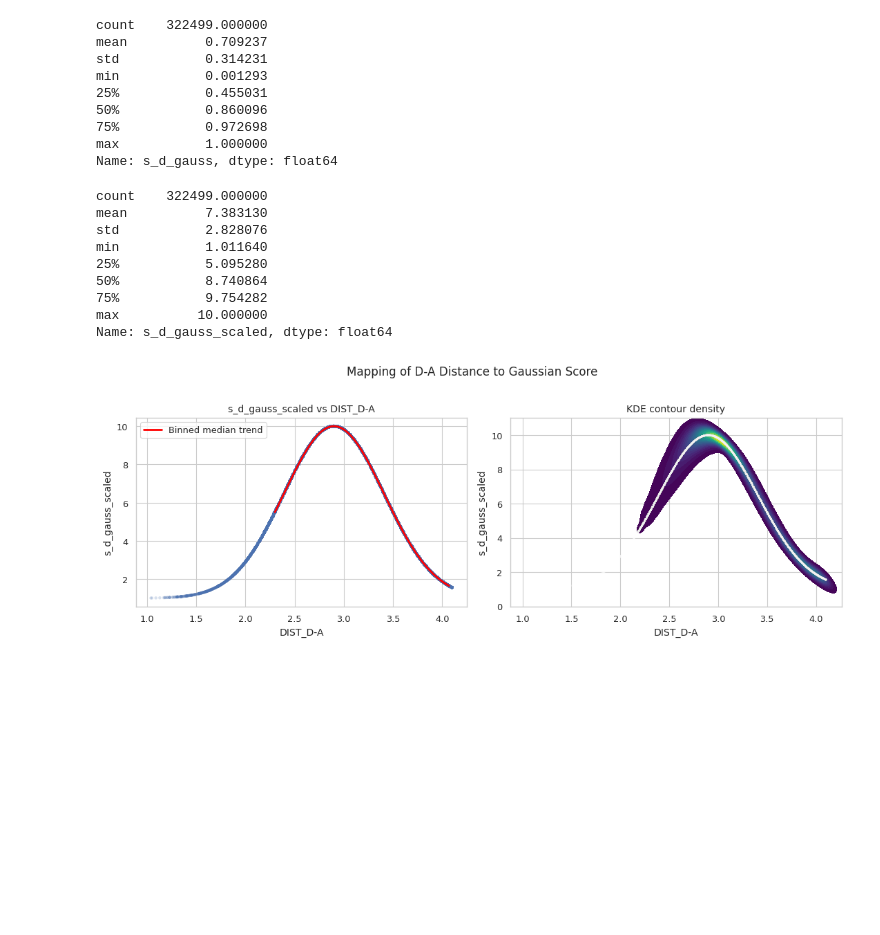
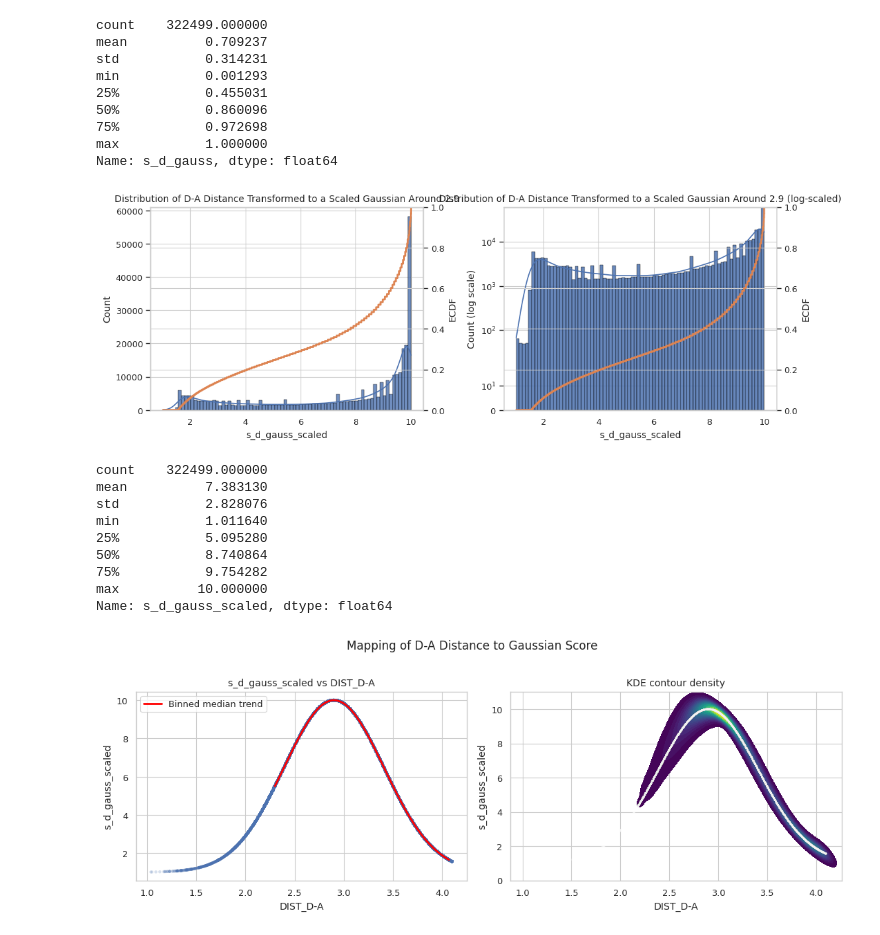
Before and after one commit to fatemeh-moghaddam/kinodata-3D-affinity-prediction, a Jupyter notebook: prob/interactions/interaction_scores.ipynb, the cells around one changed output. Saved outputs shown, nothing was run; the diff lists cells and outputs as text; code cells hidden in the pictures; blank space fills up the shorter version.

```diff
--- a/prob/interactions/interaction_scores.ipynb
+++ b/prob/interactions/interaction_scores.ipynb
@@ -407,8 +274,11 @@ max           1.000000
 Name: s_d_gauss, dtype: float64
 # %%
 hydrogen_bonds_df["s_d_gauss_scaled"] = score_min + (score_max - score_min) * hydrogen_bonds_df["s_d_gauss"]
+plot_dist_with_log(hydrogen_bonds_df, col = "s_d_gauss_scaled", title = "Distribution of D-A Distance Transformed to a Scaled Gaussian Around 2.9"
+                   , kde=True, show_ecdf=True,)
 hydrogen_bonds_df["s_d_gauss_scaled"].describe()
 # %% [output]
+[figure, added]
 count    322499.000000
 mean          7.383130
 std           2.828076
```
Also changed, not shown: parts of 22 cells of this notebook, 1 other file.
